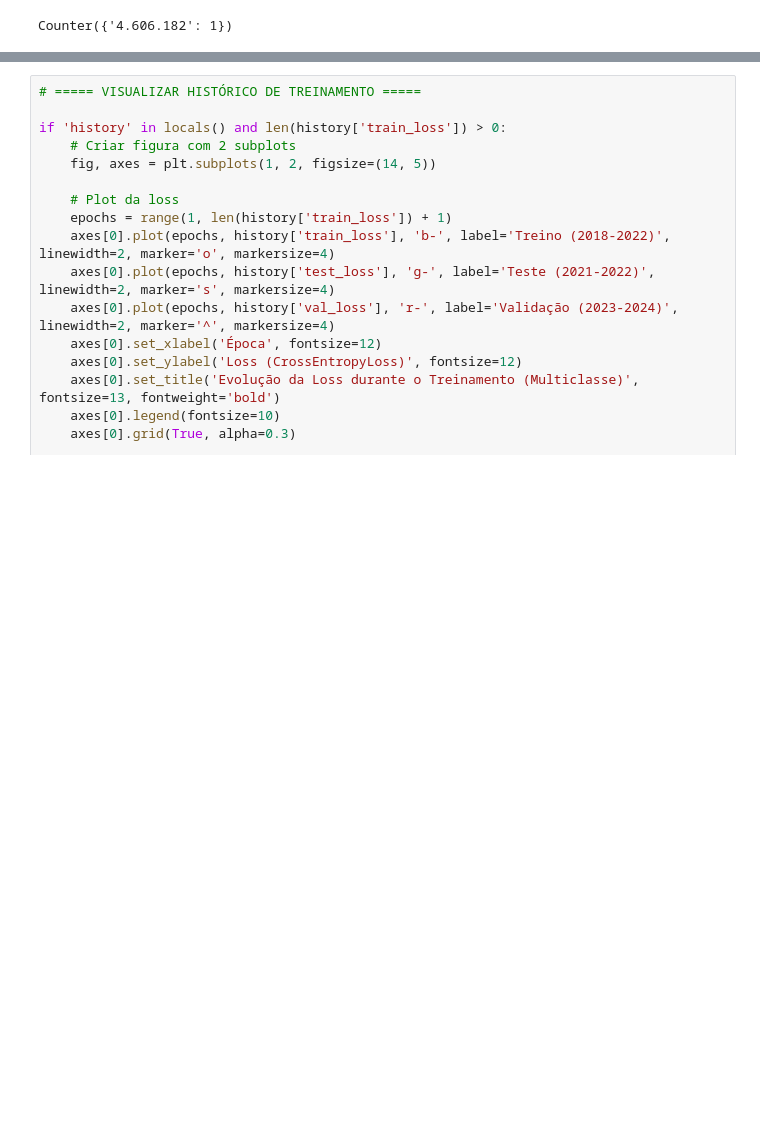
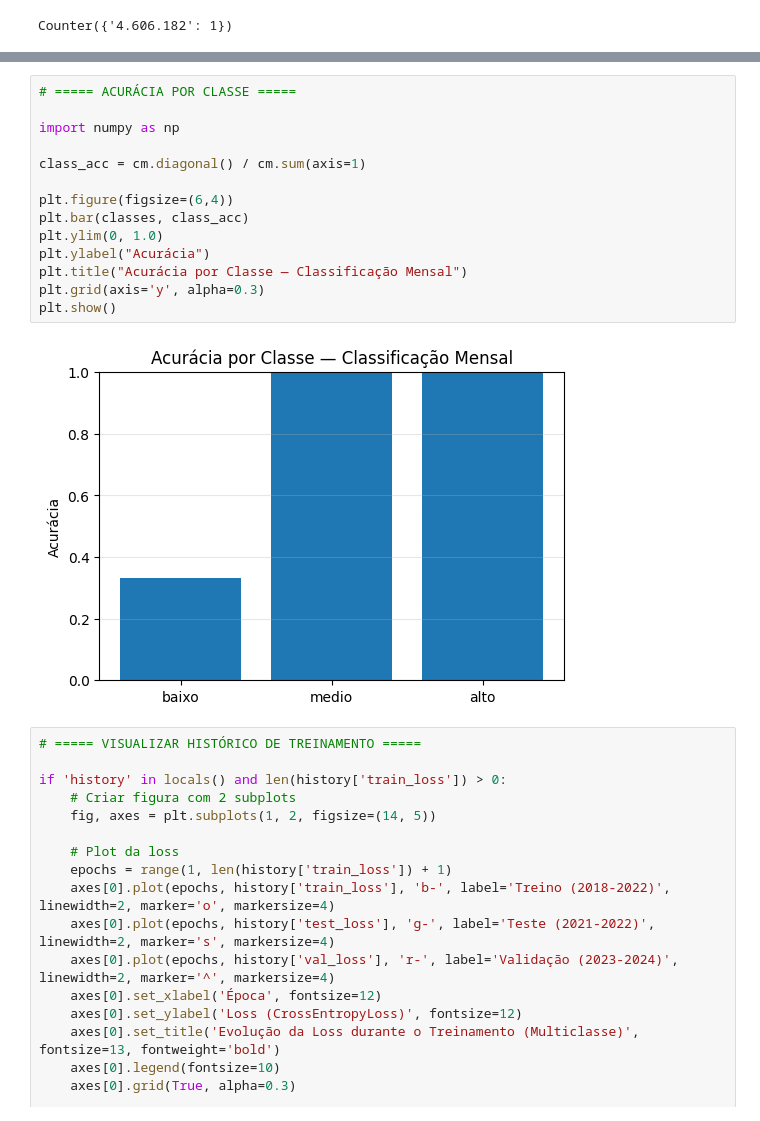
Before and after one commit to joaomarcosmb/queimadas, a Jupyter notebook: notebooks/1.0.0-eda-e-tratamento.ipynb, the cells around one changed output, grey strips where cells are left out. Drawn from its saved outputs; the diff is of its cells as text; blank space fills up the shorter version.

```diff
--- a/notebooks/1.0.0-eda-e-tratamento.ipynb
+++ b/notebooks/1.0.0-eda-e-tratamento.ipynb
@@ -1570,3 +1611,19 @@ Epoch 20 | Train Loss: 0.0001 | Acc: 1.0000 || Val Loss: 0.0167 | Acc: 1.0000
+# %%
+# ===== ACURÁCIA POR CLASSE =====
+
+import numpy as np
+
+class_acc = cm.diagonal() / cm.sum(axis=1)
+
+plt.figure(figsize=(6,4))
+plt.bar(classes, class_acc)
+plt.ylim(0, 1.0)
+plt.ylabel("Acurácia")
+plt.title("Acurácia por Classe — Classificação Mensal")
+plt.grid(axis='y', alpha=0.3)
+plt.show()
+# %% [output]
+[figure, added]
 # %%
 # ===== VISUALIZAR HISTÓRICO DE TREINAMENTO =====
 
```
Also changed, not shown: parts of 26 cells of this notebook.
